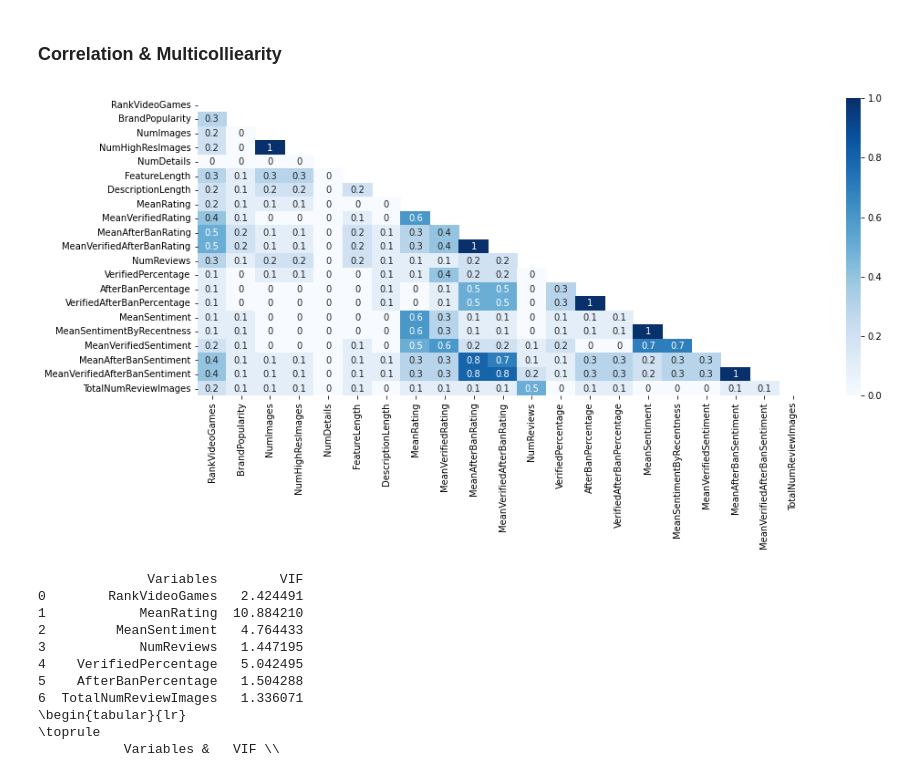
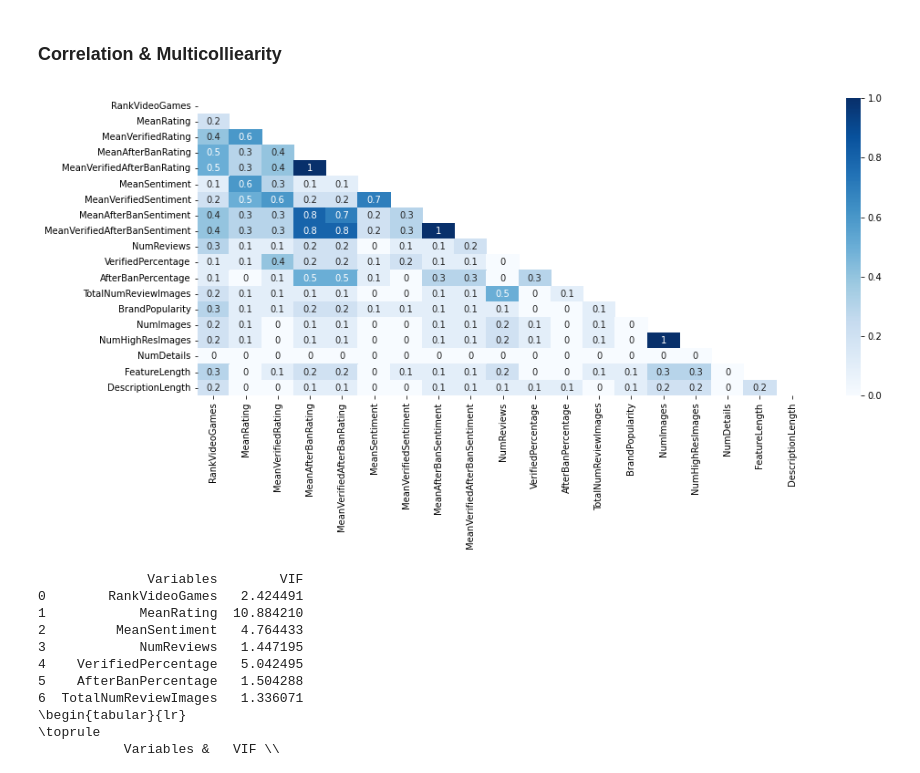
Before and after one commit to ting486/Consumer-Reviews-And-Purchasing-Decisions, a Jupyter notebook: The_Impact_of_Consumer_Reviews_on_BSR.ipynb, the cells around one changed output. Drawn from its saved outputs; the diff is of its cells as text; code cells hidden in the pictures.

```diff
--- a/The_Impact_of_Consumer_Reviews_on_BSR.ipynb
+++ b/The_Impact_of_Consumer_Reviews_on_BSR.ipynb
@@ -700,12 +701,10 @@ dfAggr['VerifiedPercentage'] = dfAggr['NumVerifiedReviews'] / dfAggr['NumReviews
 dfAggr['AfterBanPercentage'] = dfAggr['NumReviewsAfterBan'] / dfAggr['NumReviews']
 dfAggr['VerifiedAfterBanPercentage'] = dfAggr['NumVerifiedReviewsAfterBan'] / dfAggr['NumReviews']
 
-# dfAggr['MeanRatingByRecentness'] = dfAggr['TotalRatingByRecentness'] / dfAggr['TotalReverseRecentness']
 dfAggr['MeanVerifiedRating'] = dfAggr['TotalVerifiedRating'] / dfAggr['NumVerifiedReviews']
 dfAggr['MeanAfterBanRating'] = dfAggr['TotalAfterBanRating'] / dfAggr['NumReviewsAfterBan']
 dfAggr['MeanVerifiedAfterBanRating'] = dfAggr['TotalVerifiedAfterBanRating'] / dfAggr['NumVerifiedReviewsAfterBan']
 
-dfAggr['MeanSentimentByRecentness'] = dfAggr['TotalSentimentByRecentness'] / dfAggr['TotalReverseRecentness']
 dfAggr['MeanVerifiedSentiment'] = dfAggr['TotalVerifiedSentiment'] / dfAggr['NumVerifiedReviews']
 dfAggr['MeanAfterBanSentiment'] = dfAggr['TotalAfterBanSentiment'] / dfAggr['NumReviewsAfterBan']
 dfAggr['MeanVerifiedAfterBanSentiment'] = dfAggr['TotalVerifiedAfterBanSentiment'] / dfAggr['NumVerifiedReviewsAfterBan']
@@ -769,25 +768,23 @@ plt.show()
 # %%
 # correlation matrix
 dfProdCorr = dfProd.copy()
-dfProdCorr = dfProdCorr[['RankVideoGames', 'BrandPopularity', #'RankCategory2', 'RankCategory3', 'RankCategory4',
-                         'NumImages', 'NumHighResImages', 'NumDetails', 'FeatureLength', 'DescriptionLength',
-                         'MeanRating', 'MeanVerifiedRating', # 'MeanRatingByRecentness',
-                         'MeanAfterBanRating', 'MeanVerifiedAfterBanRating',
-                         'NumReviews', #'NumVerifiedReviews', 'NumReviewsAfterBan', 'NumVerifiedReviewsAfterBan',
-                         'VerifiedPercentage', 'AfterBanPercentage','VerifiedAfterBanPercentage',
-                         'MeanSentiment', 'MeanSentimentByRecentness', 'MeanVerifiedSentiment',
-                         'MeanAfterBanSentiment', 'MeanVerifiedAfterBanSentiment',
-                         'TotalNumReviewImages'
+dfProdCorr = dfProdCorr[['RankVideoGames',
+                         'MeanRating', 'MeanVerifiedRating', 'MeanAfterBanRating', 'MeanVerifiedAfterBanRating',
+                         'MeanSentiment', 'MeanVerifiedSentiment', 'MeanAfterBanSentiment',
+                         'MeanVerifiedAfterBanSentiment',
+                         'NumReviews',  'VerifiedPercentage', 'AfterBanPercentage', 'TotalNumReviewImages',
+                         'BrandPopularity', 'NumImages', 'NumHighResImages', 'NumDetails',
+                         'FeatureLength', 'DescriptionLength'
                          ]]
 dfAggrCorr = dfProdCorr.corr()
 dfAggrCorr = dfAggrCorr.abs()
 dfAggrCorr = dfAggrCorr.round(1)
 
 plt.figure(figsize=(15, 6))
 sns.heatmap(dfAggrCorr, mask=np.triu(np.ones_like(dfAggrCorr, dtype=bool)), cmap='Blues', annot=True)
 plt.show()
 # %% [output]
-[figure, old version]
+[figure, new version]
 # %%
 # a function that returns VIF of varList, a list of variables in dfProd, to test multicollinearity
 def multicorr(varList):
```
Also changed, not shown: parts of 34 cells of this notebook.
